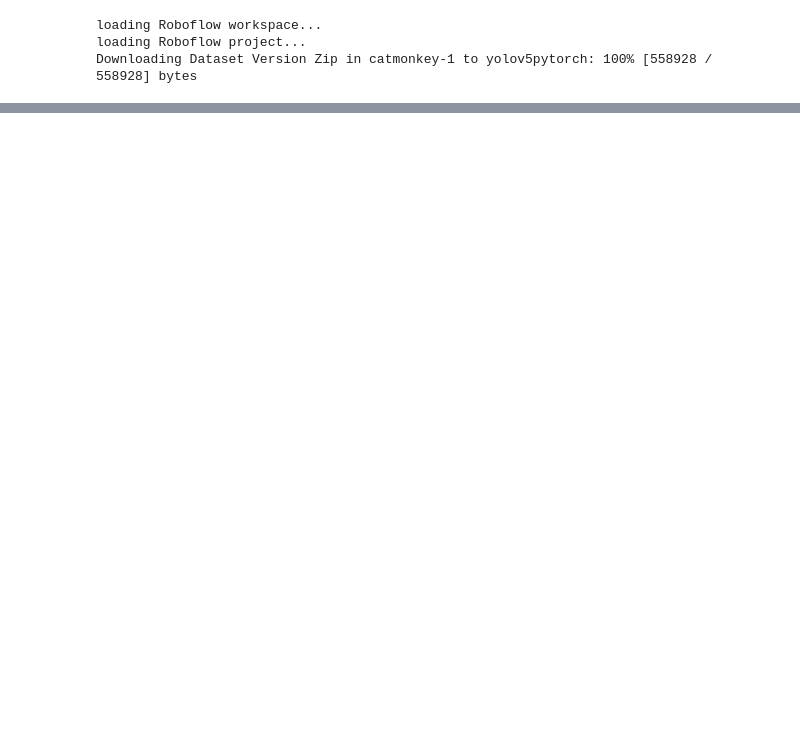
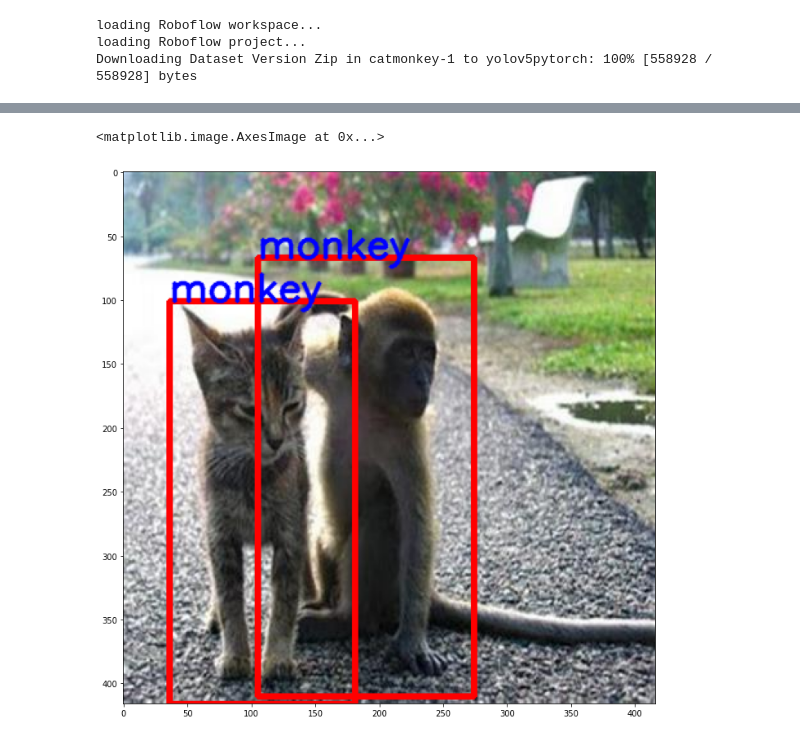
Before and after one commit to Tuchsanai/152-478-Introduction-to-Deep-Learning-for-Artificial-Intelligence-Engineering, a Jupyter notebook: 05_Image_Video_OpenCV/08_yolov5_train/YoloV5_train01.ipynb, the cells around one changed output, grey strips where cells are left out. Saved outputs shown, nothing was run; the diff lists cells and outputs as text; code cells hidden in the pictures; blank space fills up the shorter version.

```diff
--- a/05_Image_Video_OpenCV/08_yolov5_train/YoloV5_train01.ipynb
+++ b/05_Image_Video_OpenCV/08_yolov5_train/YoloV5_train01.ipynb
@@ -190,0 +123,4 @@ file
+# %%
+Dictdata =  results1.pandas().xyxy[0].to_dict('index')
+
+Dictdata
@@ -190,0 +145,27 @@ file
+# %%
+image = img.copy()
+
+# Blue color in BGR
+color = (255, 0, 0)
+
+# Line thickness of 2 px
+thickness = 3
+
+cropimage = []
+
+for key, x in Dictdata.items():
+
+    if x['confidence'] > 0.3 :
+      start_point = ( int(x['xmin']), int(x['ymin']) )
+      end_point   = ( int(x['xmax']), int(x['ymax']) )
+      image = cv2.rectangle(image, start_point, end_point, color, thickness)
+
+      text = x['name']
+      image = cv2.putText(image, text, start_point, cv2.FONT_HERSHEY_SIMPLEX, 1, (0, 0, 255), 2, cv2.LINE_AA, False)
+
+
+plt.figure(figsize=(12,12))
+plt.imshow(  image )
+# %% [output]
+<matplotlib.image.AxesImage at 0x...>
+[figure, added]
```
Also changed, not shown: parts of 15 cells of this notebook.
